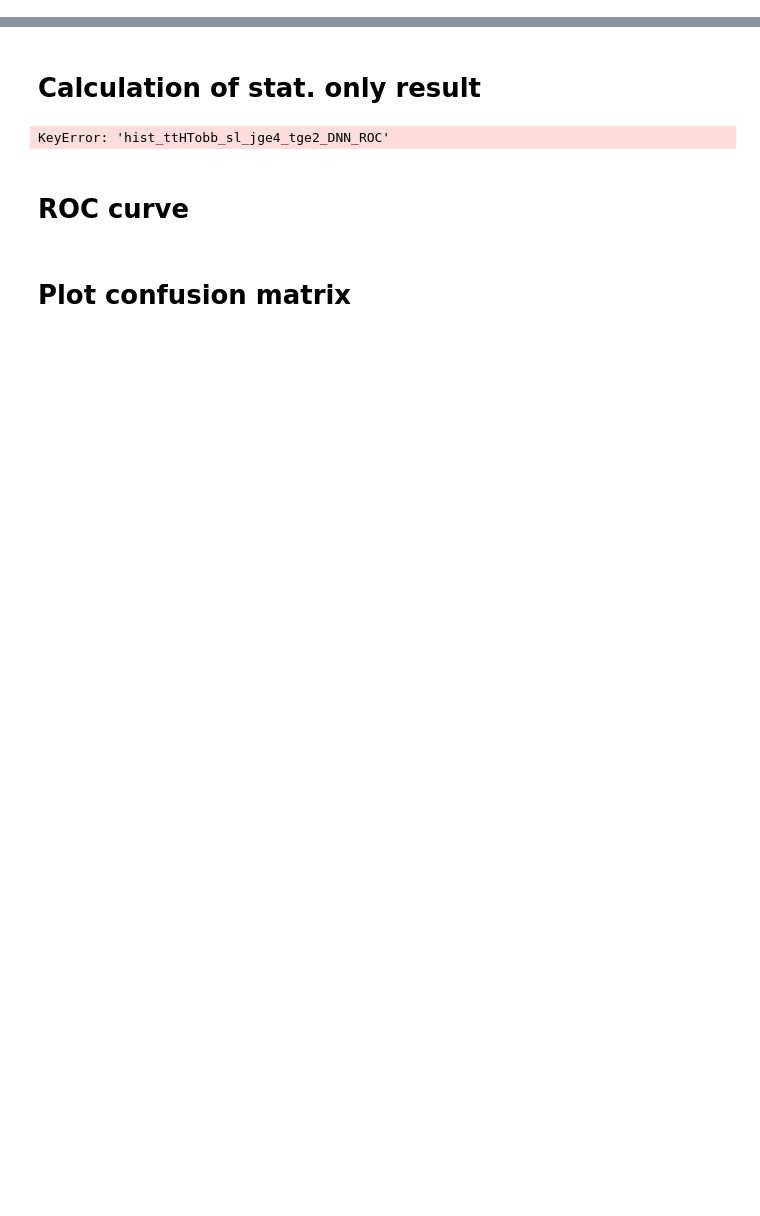
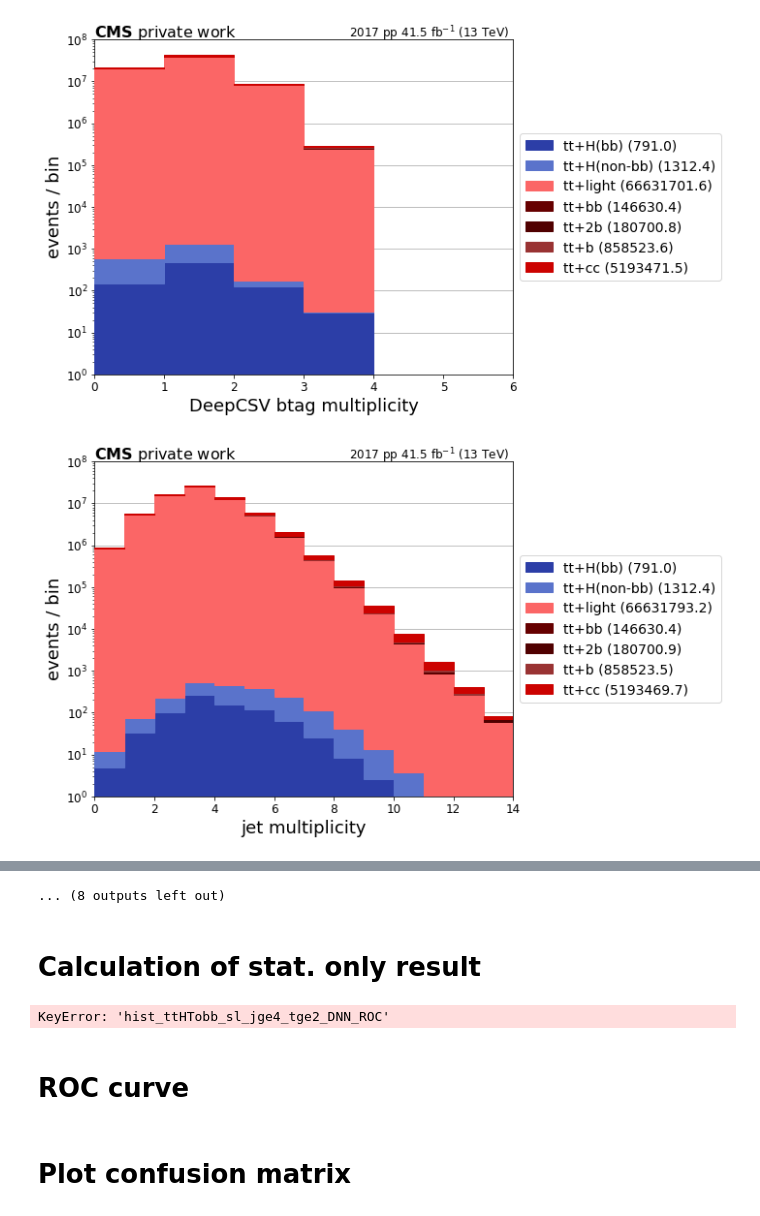
Before and after one commit to mmeinhard/hepaccelerate, a Jupyter notebook: EvaluateResults.ipynb, the cells around one changed output, grey strips where cells are left out. Drawn from its saved outputs; the diff is of its cells as text; code cells hidden in the pictures; blank space fills up the shorter version.

Commit message:
updating plots

```diff
--- a/EvaluateResults.ipynb
+++ b/EvaluateResults.ipynb
@@ -65,11 +60,26 @@ var_names = {
     "njets" : "jet multiplicity",
     "leading_jet_pt" : "leading jet pt [GeV]",
     "leading_lepton_pt" : "leading lepton pt [GeV]",
-    "genWeights" : "genWeights",
-    "nElectrons" : "number of electrons",
-    "nMuons" : "number of muons",
-    "DNN": "DNN (binary classifier)",
-    "nleps": "Number of leptons"
+    #"genWeights" : "genWeights",
+    #"nElectrons" : "number of electrons",
+    #"nMuons" : "number of muons",
+    #"DNN": "DNN (binary classifier)",
+    "nleps": "Number of leptons",
+    "nfatjets": "fat jet multiplicity",
+    "nbbtags": "H->bb tag multiplicity",
+    "leading_fatjet_pt": "leading fat jet pt [GeV]",
+    "leading_fatjet_eta": "leading fat jet eta",
+    "leading_fatjet_mass": "leading fat jet mass [GeV]",
+    "leading_jet_eta": "leading jet eta",
+    "leading_lepton_eta" : "leading lepton eta",
+    "higgs_pt": "Higgs pt [GeV]",
+    "higgs_eta": "Higgs eta",
+    "top_pt": "top pt [GeV]",
+    "top_eta": "top eta",
+    "leading_bjet_pt" : "leading jet pt [GeV]",
+    "subleading_bjet_pt" : "subleading bjet pt [GeV]",
+    "subleading_fatjet_pt" : "subleading fat jet pt [GeV]",
+    "subleading_fatjet_mass" : "subleading fat jet mass [GeV]",
 }
 
 processes = ["ttHTobb", "ttHToNonbb", "ttlf", "ttbb", "tt2b","ttb", "ttcc"]
@@ -160,15 +170,16 @@ def plot_histogram(var, processes, mc, data, cat):
         _, counts_data = plot_data("hist_data_" + cat + "_" + var, data)
 
     plt.legend(loc="center left", bbox_to_anchor=(1, 0.5), fontsize=14)
+    plt.yscale('log')
     if var == "njets":
-        plt.xlim([4,14])
+        plt.xlim([0,14])
         plt.yscale('log')
-        plt.ylim([10**2,10**8])
+        plt.ylim([1,10**8])
 
     if var == "nbtags":
-        plt.xlim([2,6])
+        plt.xlim([0,6])
         plt.yscale('log')
-        plt.ylim([10**2,10**8])
+        plt.ylim([1,10**8])
 
     plt.ylabel("events / bin", fontsize=18)
     plt.title(
@@ -197,5 +208,5 @@ def plot_histogram(var, processes, mc, data, cat):
         a2.set_ylim(0.75, 1.25)
         ticks = a1.get_xticks()
         a2.set_xticks(ticks)
-
+    plt.savefig('plots/fancy_overlap_selection/'+var+'.pdf', bbox_inches='tight')
     plt.show()
@@ -216,0 +213,7 @@ plot_histogram("leading_lepton_pt", processes, mc, data, cat)
+# %%
+cat = "boosted"
+for var in var_names.keys():
+    plot_histogram(var, processes, mc, None, cat)
+# %% [output]
+[figure, added]
+[figure, added]
@@ -217,3 +230,4 @@ plot_histogram("leading_lepton_pt", processes, mc, data, cat)
+... (8 outputs left out)
 # %% [markdown]
 # Calculation of stat. only result
 # %%
```
Also changed, not shown: parts of 5 cells of this notebook.
